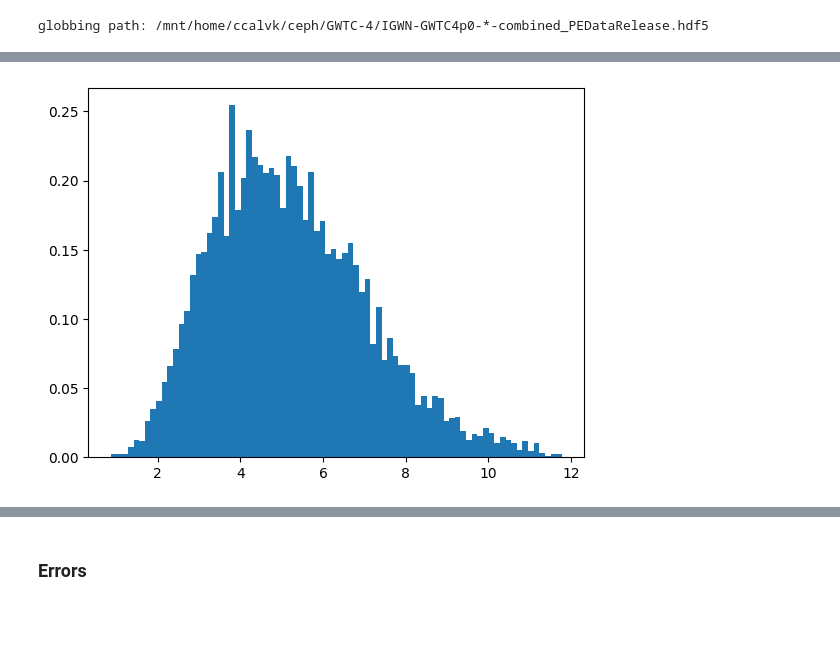
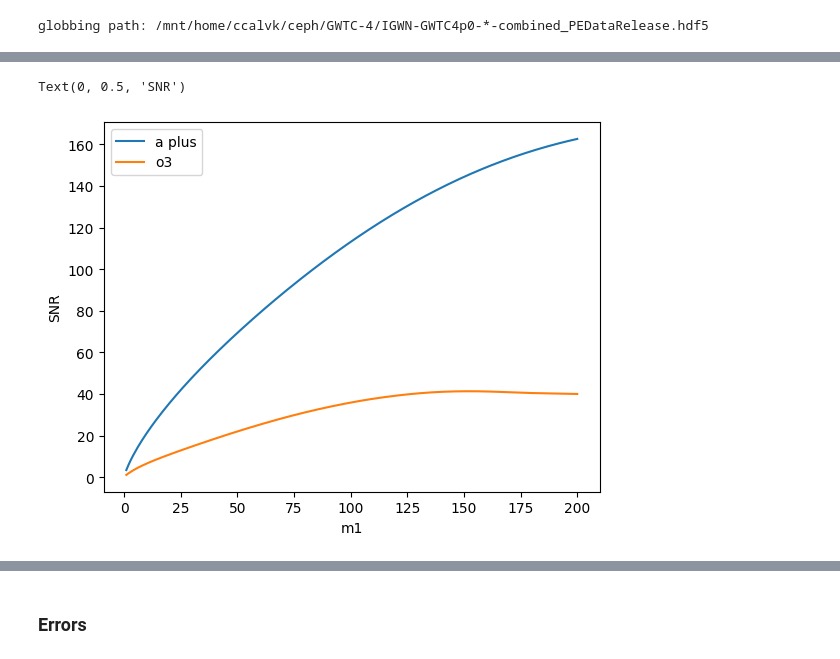
Before and after one commit to abby-moran/GW_pop_cosmo_inference, a Jupyter notebook: scripts/sandbox.ipynb, the cells around one changed output, grey strips where cells are left out. Cells and saved outputs as stored; diff of their text form; code cells hidden in the pictures; blank space fills up the shorter version.

```diff
--- a/scripts/sandbox.ipynb
+++ b/scripts/sandbox.ipynb
@@ -260,9 +169,0 @@ plt.close()
-# %%
-_,_,dls,prior=get_samples_from_event(filtered_files[-5])
-dl_rwt=np.random.choice(dls, p=prior/np.sum(prior), size=7000)
-
-plt.hist(dl_rwt, bins=80, density=True);
-plt.show()
-plt.close()
-# %% [output]
-[figure, removed]
@@ -272,0 +170,35 @@ sel_input='../runs/samples-rpo4a_v2_20250503133839UTC-1366933504-23846400.hdf'
+# %%
+grid_file='snr_grid_aplus.npz'
+grid=np.load(grid_file)
+m1_grid  = grid["m1_grid"]
+q_grid   = grid["q_grid"]
+snr_grid = grid["snr_grid"]
+dL_fid   = float(grid["dL_fid"])
+log_snr_interp = RegularGridInterpolator((m1_grid, q_grid), np.log(snr_grid), bounds_error=False, fill_value=-np.inf)
+# %%
+grid_file='snr_grid_326.npz'
+grid=np.load(grid_file)
+m1_grid  = grid["m1_grid"]
+q_grid   = grid["q_grid"]
+snr_grid = grid["snr_grid"]
+dL_fid   = float(grid["dL_fid"])
+log_snr_interp_old = RegularGridInterpolator((m1_grid, q_grid), np.log(snr_grid), bounds_error=False, fill_value=-np.inf)
+# %%
+
+masses=np.linspace(1,200, 200)
+qs=np.linspace(0,1,100)
+
+mass_snrs = np.exp(log_snr_interp([[mass, 0.5] for mass in masses]))
+old_mass_snrs = np.exp(log_snr_interp_old([[mass, 0.5] for mass in masses]))
+
+q_snrs = np.exp(log_snr_interp([[40, q] for q in qs]))
+old_q_snrs = np.exp(log_snr_interp_old([[40, q] for q in qs]))
+# %%
+plt.plot(masses, mass_snrs, label='a plus')
+plt.plot(masses, old_mass_snrs, label='o3')
+plt.legend()
+plt.xlabel('m1')
+plt.ylabel('SNR')
+# %% [output]
+Text(0, 0.5, 'SNR')
+[figure, added]
```
Also changed, not shown: parts of 12 cells of this notebook, 12 other files.
